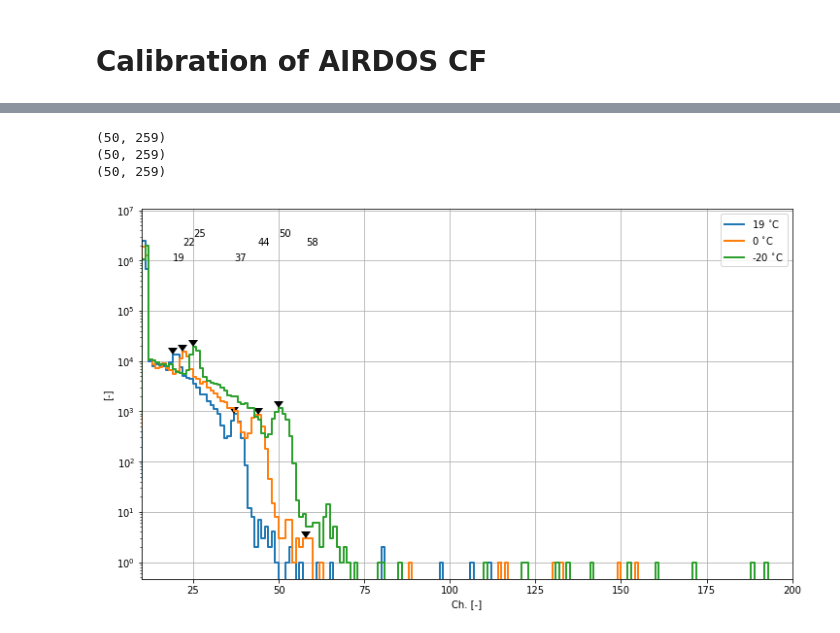
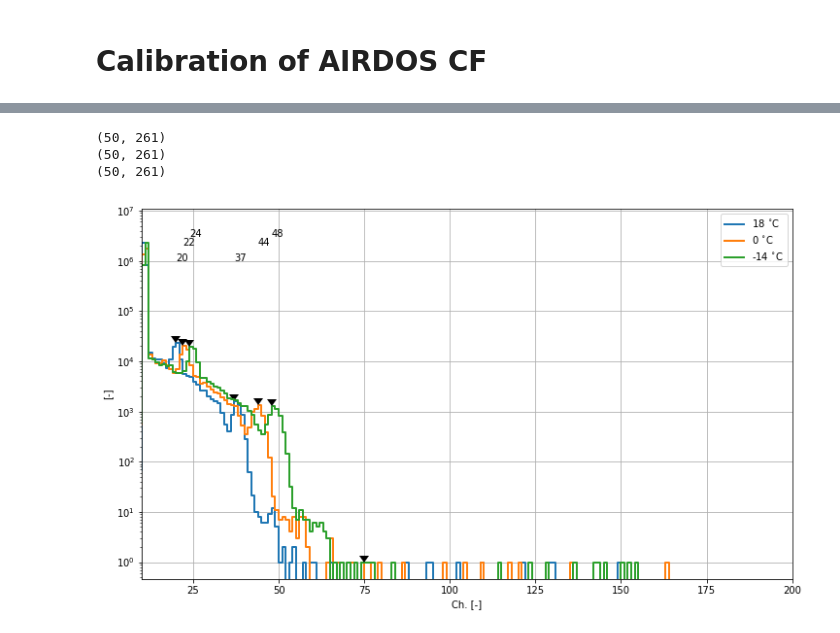
Before and after one commit to ODZ-UJF-AV-CR/FIK-4-Kiruna, a Jupyter notebook: notebooks/CalibCF.ipynb, the cells around one changed output, grey strips where cells are left out. Saved outputs shown, nothing was run; the diff lists cells and outputs as text; code cells hidden in the pictures.

```diff
--- a/notebooks/CalibCF.ipynb
+++ b/notebooks/CalibCF.ipynb
@@ -12,11 +12,12 @@ import glob
 import matplotlib.pyplot as plt
 import glob
 # %%
-fto = './TEMPCALIB/DATALOG.TXT' #  File to Open
+fto = './TEMPCALIB/DATALOG2.TXT' #  File to Open
 
 l=[]
 l.extend(range(0,259))
 df = pd.read_csv(fto, sep=',', header=None, names=l, comment='*')
+df.reset_index(inplace=True)
 
 df.drop(df[df[0]=='$GPTXT'].index, inplace=True)
 #df.drop(r[r[0]=='$GPRMC'].index, inplace=True)
@@ -45,7 +55,7 @@ LOW_ENERGY = 10
 
 #temp = [18, 15, 10, 5, 0, -2, -5]
 #temp = [23, 0, -23]
-temp = [18, 0, -18]
+temp = [18, 0, -14]
 
 for t in range(len(temp)):
     ener[t] = rc.loc[rc[5]>temp[t]].loc[rc[5]<temp[t]+1][:50].sum()
@@ -72,44 +110,44 @@ Text(0, 0.5, '[-]')
 #%matplotlib notebook
 from scipy.signal import find_peaks
 
-rc = df.loc[df.iloc[:,0]=='$CANDY']
+rc = df.loc[df.iloc[:,2]=='$CANDY']
 rc.reset_index(drop=True, inplace=True)
 rc = rc.apply(pd.to_numeric, errors='coerce')
 
 ener = pd.Series('')
 peaks = pd.Series('')
 
 LOW_ENERGY = 10
 
 #temp = [18, 15, 10, 5, 0, -2, -5]
-temp = [19, 0, -20]
+temp = [18, 0, -14]
 
 for t in range(len(temp)):
     ener[t] = rc.loc[rc[5]>temp[t]-0.5].loc[rc[5]<temp[t]+0.5][:50].sum()
     print(rc.loc[rc[5]>temp[t]-0.5].loc[rc[5]<temp[t]+0.5][:50].shape)
-    peaks[t] = find_peaks(ener[t],width=2.1)
+    peaks[t] = find_peaks(ener[t], width=2.1)
 
 plt.figure(figsize=(12,7))
 plt.yscale('log')
 plt.xlim(10,200)
 
 for t in range(len(temp)):
-    plt.plot(ener[t], label=str(temp[t])+r' $^{\circ}$C', lw=2, drawstyle='steps-post')
-    plt.plot(peaks[t][0].tolist(),ener[t][peaks[t][0].tolist()], ls='', marker=7, ms=10, markeredgewidth=0, color='black')
-    for i in range(4):
+    plt.plot(ener[t][2:], label=str(temp[t])+r' $^{\circ}$C', lw=2, drawstyle='steps-post')
+    plt.plot((peaks[t][0]-2).tolist(),ener[t][peaks[t][0].tolist()], ls='', marker=7, ms=10, markeredgewidth=0, color='black')
+    for i in range(2):
         try:
-            plt.text(peaks[t][0][i],1e6*(t+1),str(peaks[t][0][i]))
+            plt.text((peaks[t][0][i]-2),1e6*(t+1),str(peaks[t][0][i]-2))
         except:
             pass
 
 plt.grid()
 plt.legend()
 plt.xlabel('Ch. [-]')
 plt.ylabel('[-]')
 
 None
 # %% [output]
-(50, 259)
-(50, 259)
-(50, 259)
+(50, 261)
+(50, 261)
+(50, 261)
-[figure, old version]
+[figure, new version]
```
Also changed, not shown: parts of 9 cells of this notebook, 2 other files.
